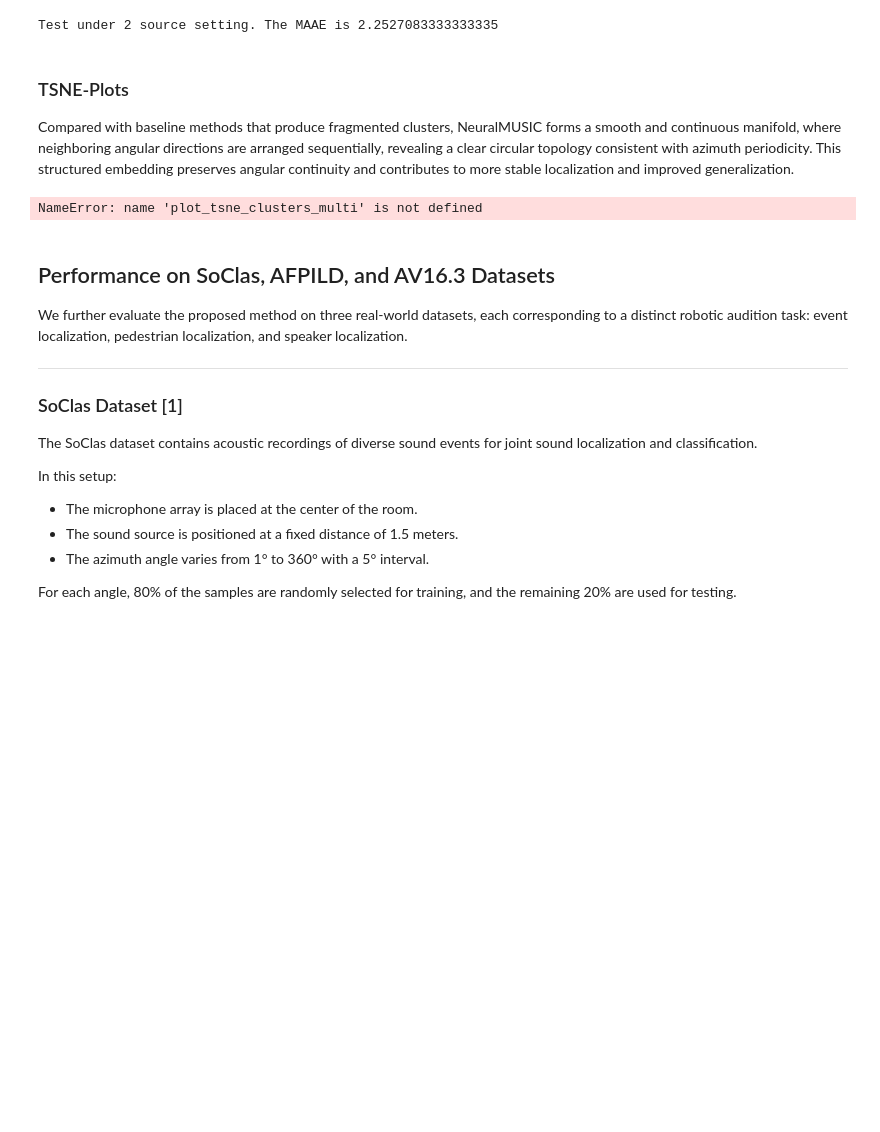
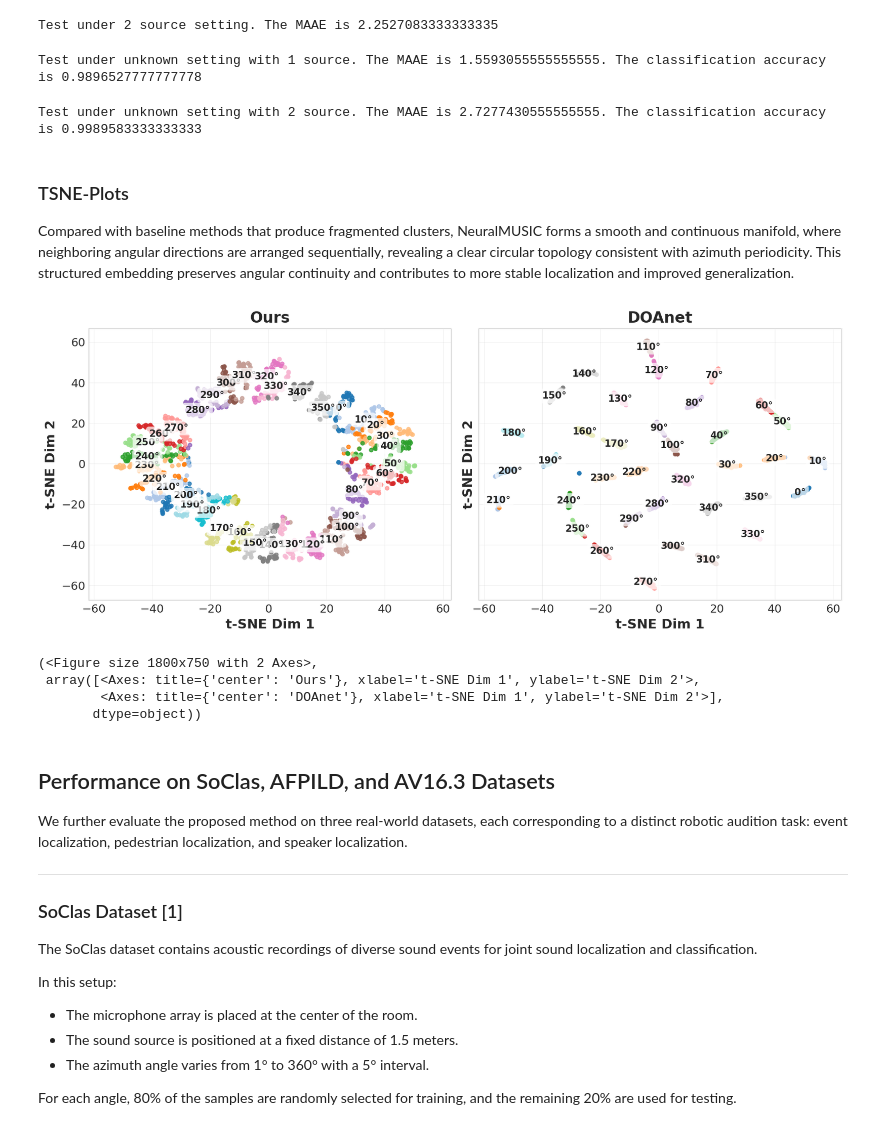
Before and after one commit to yizhuoyang/NeuralMUSIC, a Jupyter notebook: NeuralMusic.ipynb, the cells around one changed output. Drawn from its saved outputs; the diff is of its cells as text; code cells hidden in the pictures; blank space fills up the shorter version.

```diff
--- a/NeuralMusic.ipynb
+++ b/NeuralMusic.ipynb
@@ -169,3 +214,18 @@ Test under 2 source setting. The MAAE is 2.2527083333333335
+# %%
+# Evaluataion under unknown source number setting
+
+from model.NeuralMusic import NeuralMusic_class
+for M in [1,2]:
+    val_dataset= GSC_Loader(root=data_dir,mic_offsets=mic_offset,subset="val",model='CNN',time_aug=False,coherent=1,num_source=M)
+    val_loader = DataLoader(val_dataset, batch_size=1, shuffle=False, num_workers=4)
+    model      = NeuralMusic_class(N, T, M,device=device,input_channel=input_channel).to(device)
+    model_path = './weights/ours_unknown_gsc'
+    model.load_state_dict(torch.load(model_path),strict=False)
+    model.eval()
+    predictions,ground_truths,probs = evaluate_ours_unknown(val_loader,M,device)
+# %% [output]
+Test under unknown setting with 1 source. The MAAE is 1.5593055555555555. The classification accuracy is 0.9896527777777778
+Test under unknown setting with 2 source. The MAAE is 2.7277430555555555. The classification accuracy is 0.9989583333333333
 # %% [markdown]
 ### TSNE-Plots
 Compared with baseline methods that produce fragmented clusters, NeuralMUSIC forms a smooth and continuous manifold, where neighboring angular directions are arranged sequentially, revealing a clear circular topology consistent with azimuth periodicity.
@@ -188,7 +248,7 @@ def hook_fn(module, input, output):
     extracted_feature["rx"] = output.detach().clone()  # shape: [B, 2F, M*M]
 
 model      = NeuralMusic(N, T, M,device=device,input_channel=input_channel).to(device)
-model_path = f'/media/kemove/T9/sound_source_loc/simulation_data/3-31/saved_simulation_attention_new/ours_1.0_1_{M}/best_model'
+model_path = f'./weights/ours_s{M}_gsc'
 model.load_state_dict(torch.load(model_path),strict=False)
 model.eval()
 
@@ -204,7 +264,7 @@ for i, (test_sample, gt, sv, correlation) in enumerate(tqdm(val_loader)):
     gt_np = gt.cpu().numpy()
     for j in range(gt_np.shape[0]):
         doa = gt_np[j]
-        if int(doa) % 10 == 0:  # 仅偶数角度
+        if int(doa) % 10 == 0:
             with torch.no_grad():
                 _ = model(test_sample, sv, correlation)
                 rx = extracted_feature["rx"]
@@ -220,16 +279,20 @@ tsne = TSNE(n_components=2, perplexity=20, random_state=42)
 tsne_result = tsne.fit_transform(rx_features)
 # %%
 # tsne_result_list = [tsne_result_a, tsne_result_b, tsne_result_c, ...]
-plot_tsne_clusters_multi(
-    rx_labels=[rx_labels,np.load("./utlis/jupyter_usage/doa_tsne_.npy")],
+plot_tsne_clusters_multi_labels(
+    labels_list=[rx_labels,np.load("./utlis/jupyter_usage/doa_tsne_label.npy")],
     tsne_results=[tsne_result, np.load("./utlis/jupyter_usage/doa_tsne.npy")],
-    titles=["ours", "DOAnet"],
+    titles=["Ours", "DOAnet"],
     ncols=2,
     share_axes=True,
     show_legend=False,
 )
 # %% [output]
+[figure, added]
-NameError: name 'plot_tsne_clusters_multi' is not defined
+(<Figure size 1800x750 with 2 Axes>,
+ array([<Axes: title={'center': 'Ours'}, xlabel='t-SNE Dim 1', ylabel='t-SNE Dim 2'>,
+        <Axes: title={'center': 'DOAnet'}, xlabel='t-SNE Dim 1', ylabel='t-SNE Dim 2'>],
+       dtype=object))
 # %% [markdown]
 ## Performance on SoClas, AFPILD, and AV16.3 Datasets
 
```
Also changed, not shown: parts of 6 cells of this notebook, 9 other files.
